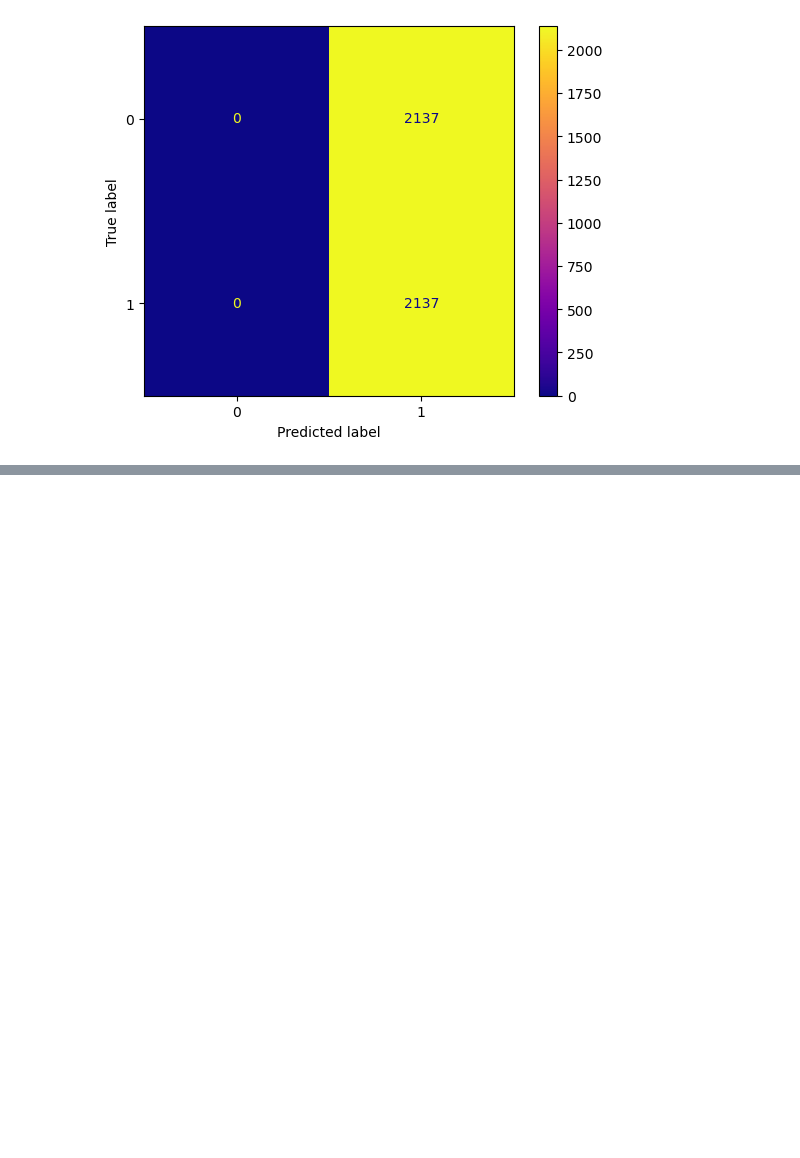
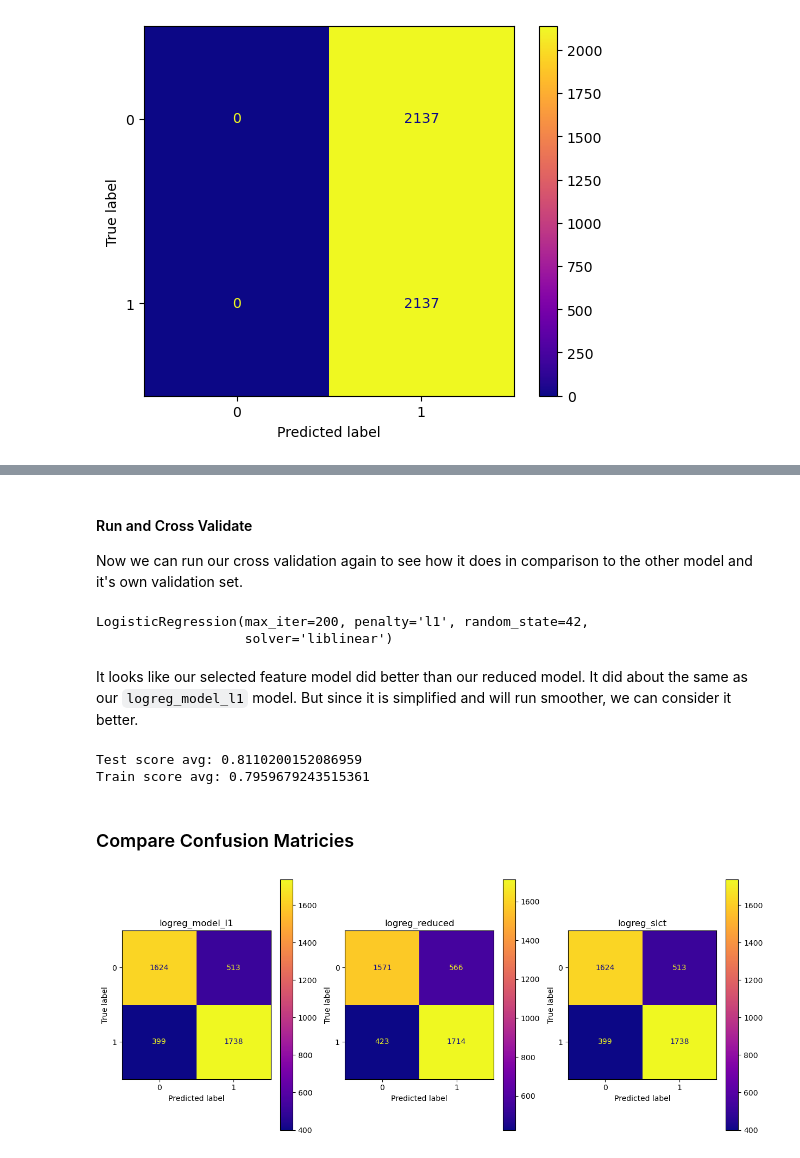
Before and after one commit to erankova/Phase_3_Project, a Jupyter notebook: Phase_3_Project.ipynb, the cells around one changed output, grey strips where cells are left out. Drawn from its saved outputs; the diff is of its cells as text; code cells hidden in the pictures; blank space fills up the shorter version.

Commit message:
2nd model complete with comparison

```diff
--- a/Phase_3_Project.ipynb
+++ b/Phase_3_Project.ipynb
@@ -632,0 +676,5 @@ ConfusionMatrixDisplay.from_estimator(logreg_scaled,X_train_resampled,y_train_re
+# %%
+selector = SelectFromModel(logreg_model_l1)
+
+# Using the original resampling from first SMOTE initiation
+selector.fit(X_train_resampled,y_train_resampled)
@@ -632,0 +736,16 @@ ConfusionMatrixDisplay.from_estimator(logreg_scaled,X_train_resampled,y_train_re
+# %%
+# Create function to get best features out
+
+def select_features(X,selector):
+    '''
+    Given a dataframe and selector, use the selector
+    to get the most important features.
+    '''
+    imp_feat = dict(zip(X.columns,selector.get_support()))
+    selected_array = selector.transform(X)
+    selected_df = pd.DataFrame(selected_array,columns=[col for col in X.columns if imp_feat[col]],
+                              index = X.index)
+    return selected_df
+# %%
+X_train_resamp_slct = select_features(X=X_train_resampled,selector=selector)
+X_train_resamp_slct
@@ -632,0 +766,31 @@ ConfusionMatrixDisplay.from_estimator(logreg_scaled,X_train_resampled,y_train_re
+# %% [markdown]
+#### Run and Cross Validate
+
+Now we can run our cross validation again to see how it does in comparison to the other model and it's own validation set.
+# %%
+logreg_slct = LogisticRegression(random_state=42,solver='liblinear',penalty='l1',max_iter=200)
+logreg_slct.fit(X_train_resamp_slct,y_train_resampled)
+# %% [output]
+LogisticRegression(max_iter=200, penalty='l1', random_state=42,
+                   solver='liblinear')
+# %% [markdown]
+It looks like our selected feature model did better than our reduced model. It did about the same as our `logreg_model_l1` model. But since it is simplified and will run smoother, we can consider it better.
+# %%
+cross_val(logreg_slct, X_train_resamp_slct,y_train_resampled)
+# %% [output]
+Test score avg: 0.8110200152086959
+Train score avg: 0.7959679243515361
+# %% [markdown]
+### Compare Confusion Matricies
+# %%
+fig, ax = plt.subplots(ncols=3,figsize=(15,6))
+
+ax[0].set_title('logreg_model_l1')
+ax[1].set_title('logreg_reduced')
+ax[2].set_title('logreg_slct')
+
+ConfusionMatrixDisplay.from_estimator(logreg_model_l1,X_train_resampled,y_train_resampled,ax=ax[0],cmap='plasma')
+ConfusionMatrixDisplay.from_estimator(logreg_reduced,X_train_resamp_reduced,y_train_resamp_reduced,ax=ax[1],cmap='plasma')
+ConfusionMatrixDisplay.from_estimator(logreg_slct,X_train_resamp_slct,y_train_resampled,ax=ax[2],cmap='plasma');
+# %% [output]
+[figure, added]
```
Also changed, not shown: parts of 22 cells of this notebook.
